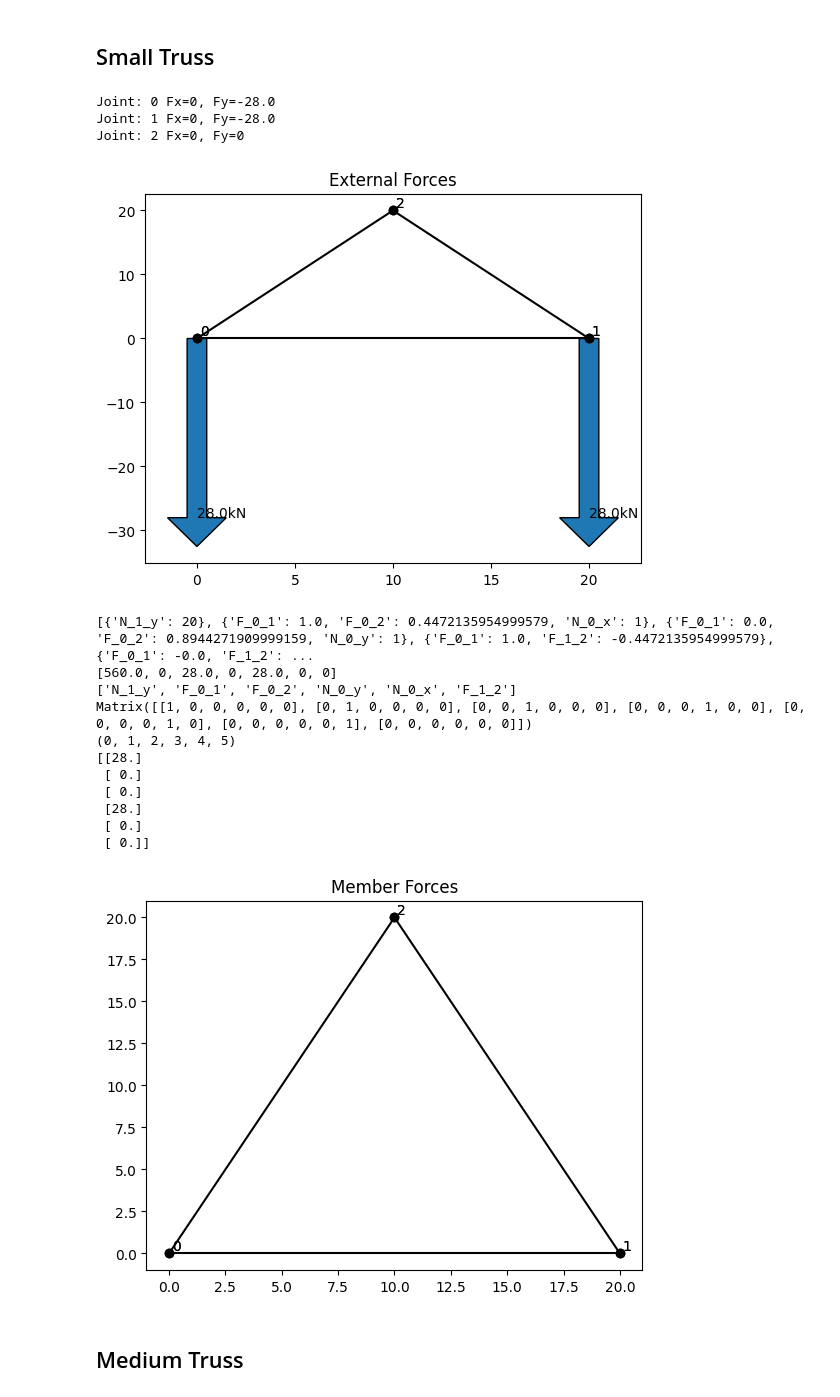
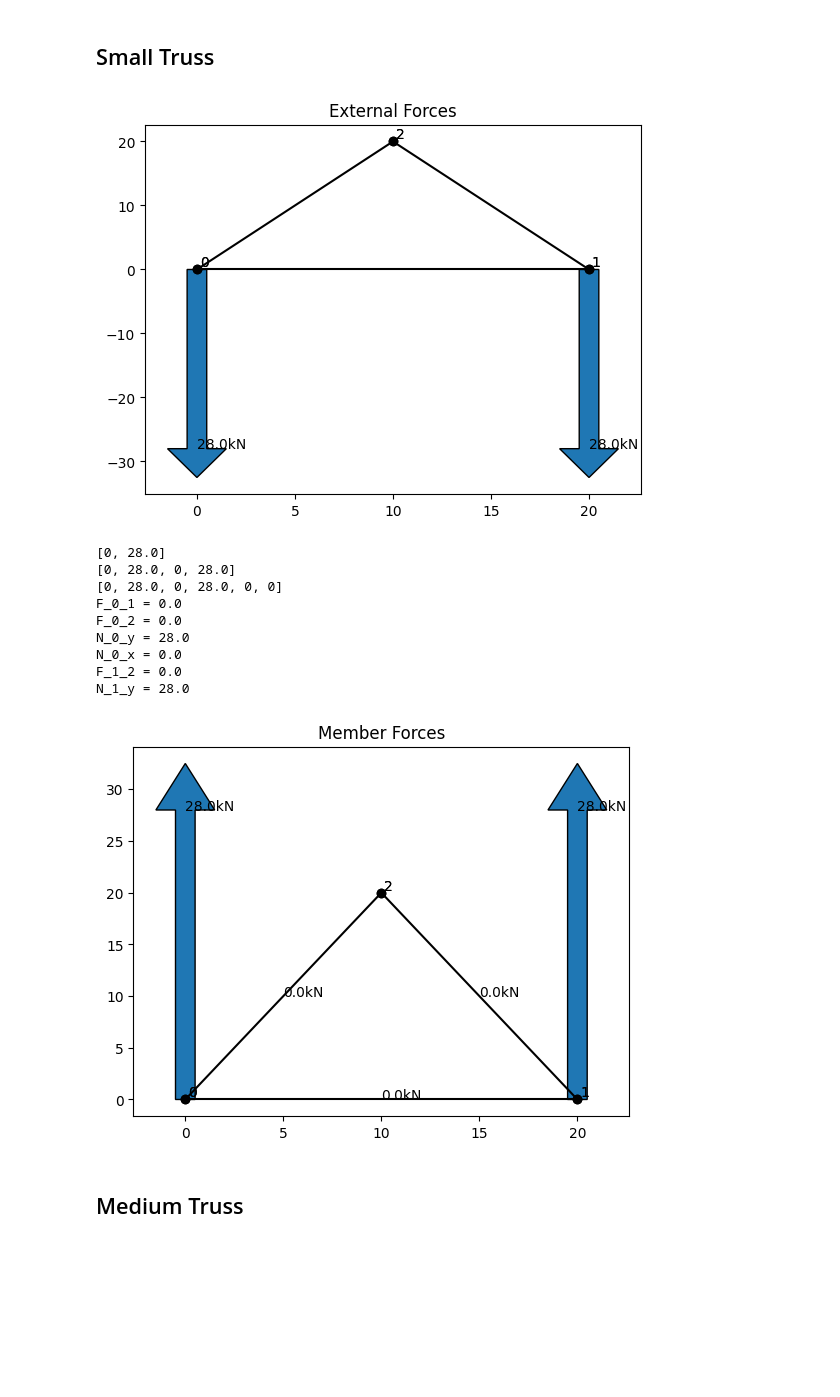
Before and after one commit to OLeather/truss-optimization, a Jupyter notebook: test.ipynb, the cells around one changed output. Cells and saved outputs as stored; diff of their text form; code cells hidden in the pictures; blank space fills up the shorter version.

```diff
--- a/test.ipynb
+++ b/test.ipynb
@@ -3,42 +3,36 @@
 # %%
 from truss import *
 
 TRAIN_WEIGHT_PER_M = 4 # kN/m
 BRIDGE_LENGTH = 14 # m
 
 joints = [
     Joint(JointType.PIN, 0, 0, grounded=True),  # 0
     Joint(JointType.ROLLER, 20, 0, grounded=True), # 1
-    Joint(JointType.GUSSET, 10, 20)] # 3
-links = [(0, 1), (1,2), (0,2)]
+    Joint(JointType.GUSSET, 10, 20)] # 2
+links = [Link(0,1), Link(0,2), Link(1,2)]
 
 train_force = Force(fx=0, fy=-TRAIN_WEIGHT_PER_M * BRIDGE_LENGTH, joints_applied=[0, 1])
 forces = [train_force]
 
 truss = Truss(joints, links, forces)
 truss.apply_external_forces()
 
-truss.print_forces()
 truss.plot("External Forces", plot_external=True, plot_member=False)
-truss.solve()
+truss.solve(print_solution=True)
 truss.plot("Member Forces", plot_external=False, plot_member=True)
 # %% [output]
+[figure]
-Joint: 0 Fx=0, Fy=-28.0
-Joint: 1 Fx=0, Fy=-28.0
-Joint: 2 Fx=0, Fy=0
+[0, 28.0]
+[0, 28.0, 0, 28.0]
+[0, 28.0, 0, 28.0, 0, 0]
+F_0_1 = 0.0
+F_0_2 = 0.0
+N_0_y = 28.0
+N_0_x = 0.0
+F_1_2 = 0.0
+N_1_y = 28.0
-[figure]
-[{'N_1_y': 20}, {'F_0_1': 1.0, 'F_0_2': 0.4472135954999579, 'N_0_x': 1}, {'F_0_1': 0.0, 'F_0_2': 0.8944271909999159, 'N_0_y': 1}, {'F_0_1': 1.0, 'F_1_2': -0.4472135954999579}, {'F_0_1': -0.0, 'F_1_2': ...
-[560.0, 0, 28.0, 0, 28.0, 0, 0]
-['N_1_y', 'F_0_1', 'F_0_2', 'N_0_y', 'N_0_x', 'F_1_2']
-Matrix([[1, 0, 0, 0, 0, 0], [0, 1, 0, 0, 0, 0], [0, 0, 1, 0, 0, 0], [0, 0, 0, 1, 0, 0], [0, 0, 0, 0, 1, 0], [0, 0, 0, 0, 0, 1], [0, 0, 0, 0, 0, 0]])
-(0, 1, 2, 3, 4, 5)
-[[28.]
- [ 0.]
- [ 0.]
- [28.]
- [ 0.]
- [ 0.]]
-[figure, old version]
+[figure, new version]
 # %% [markdown]
 ## Medium Truss
 # %%
```
Also changed, not shown: parts of 4 cells of this notebook, 1 other file.
